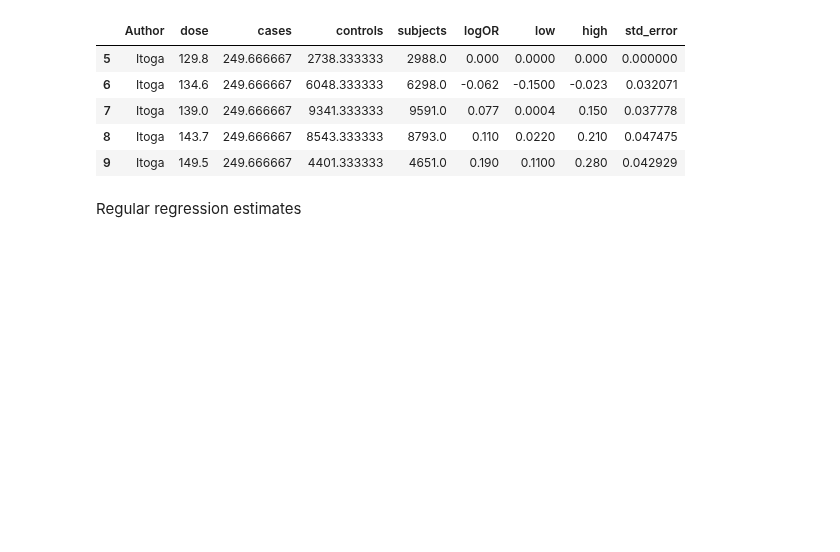
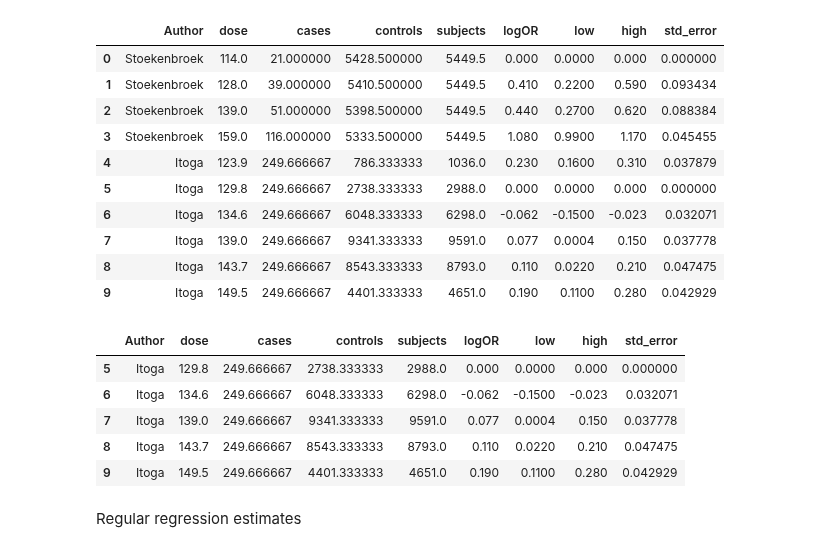
Before and after one commit to ihmeuw-msca/CorrelationCorrection, a Jupyter notebook: Itoga_regression_trim.ipynb, the cells around one changed output. Cells and saved outputs as stored; diff of their text form; code cells hidden in the pictures; blank space fills up the shorter version.

```diff
--- a/Itoga_regression_trim.ipynb
+++ b/Itoga_regression_trim.ipynb
@@ -41,6 +45,20 @@ x_i = study_df_i["dose"].to_numpy()[1:] - study_df_i["dose"].to_numpy()[0]
 # Get log-odds and corresponding variance estimates
 L_i = study_df_i["logOR"].to_numpy()[1:]
 v_i = study_df_i["std_error"].to_numpy()[1:]
+# %%
+study_df
+# %% [output]
+|  | Author | dose | cases | controls | subjects | logOR | low | high | std_error |
+| 0 | Stoekenbroek | 114.0 | 21.000000 | 5428.500000 | 5449.5 | 0.000 | 0.0000 | 0.000 | 0.000000 |
+| 1 | Stoekenbroek | 128.0 | 39.000000 | 5410.500000 | 5449.5 | 0.410 | 0.2200 | 0.590 | 0.093434 |
+| 2 | Stoekenbroek | 139.0 | 51.000000 | 5398.500000 | 5449.5 | 0.440 | 0.2700 | 0.620 | 0.088384 |
+| 3 | Stoekenbroek | 159.0 | 116.000000 | 5333.500000 | 5449.5 | 1.080 | 0.9900 | 1.170 | 0.045455 |
+| 4 | Itoga | 123.9 | 249.666667 | 786.333333 | 1036.0 | 0.230 | 0.1600 | 0.310 | 0.037879 |
+| 5 | Itoga | 129.8 | 249.666667 | 2738.333333 | 2988.0 | 0.000 | 0.0000 | 0.000 | 0.000000 |
+| 6 | Itoga | 134.6 | 249.666667 | 6048.333333 | 6298.0 | -0.062 | -0.1500 | -0.023 | 0.032071 |
+| 7 | Itoga | 139.0 | 249.666667 | 9341.333333 | 9591.0 | 0.077 | 0.0004 | 0.150 | 0.037778 |
+| 8 | Itoga | 143.7 | 249.666667 | 8543.333333 | 8793.0 | 0.110 | 0.0220 | 0.210 | 0.047475 |
+| 9 | Itoga | 149.5 | 249.666667 | 4401.333333 | 4651.0 | 0.190 | 0.1100 | 0.280 | 0.042929 |
 # %%
 study_df_i
 # %% [output]
```
Also changed, not shown: parts of 3 cells of this notebook, 1 other file.
